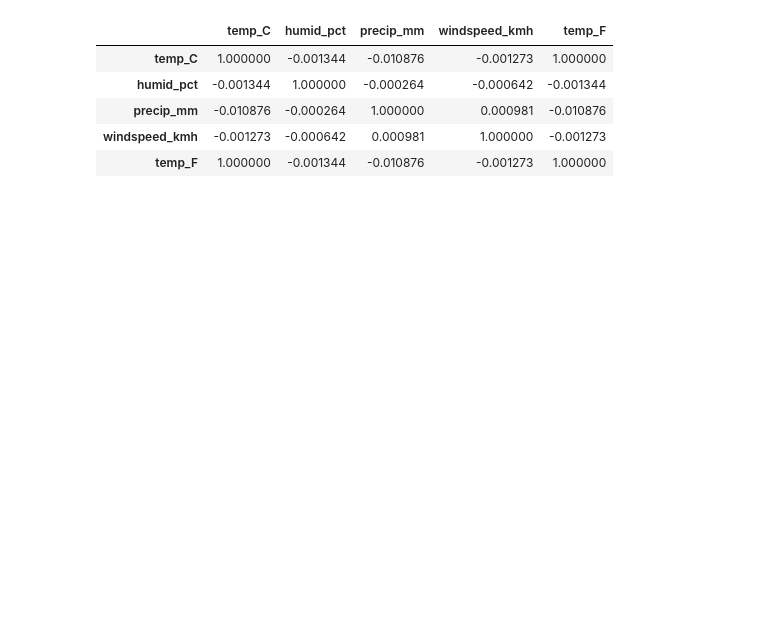
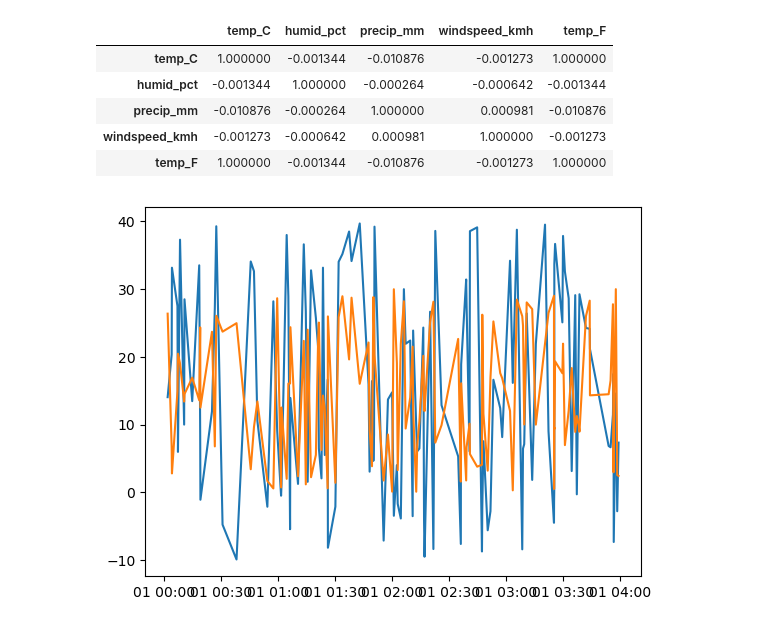
Before and after one commit to mohamzein1009/Machine-Learning-Template, a Jupyter notebook: Data Exploration.ipynb, the cells around one changed output. Drawn from its saved outputs; the diff is of its cells as text; code cells hidden in the pictures; blank space fills up the shorter version.

Commit message:
Time series support and customisations

```diff
--- a/Data Exploration.ipynb
+++ b/Data Exploration.ipynb
@@ -66,7 +65,7 @@ preped_data.drop(['state', 'dt'], axis = 1).corr()
 def label_function(val):
     return f'{val / 100 * len(preped_data):.0f}\n{val:.0f}%'
 
-def plots(plot_type = '', args = []):
+def plots(plot_type = '', args = [], bins = 10, color = None, title = '', ts = None):
 
     match plot_type:
 
@@ -74,12 +73,12 @@ def plots(plot_type = '', args = []):
             if len(args) != 1:
                 return 'Pie charts only need one variable'
             else:
-                grouped = preped_data.groupby(args[0]).size().plot(kind = 'pie', autopct = label_function)
+                preped_data.groupby(args[0]).size().plot(kind = 'pie', autopct = label_function, title = title)
         case 'hist':
             if len(args) != 1:
                 return 'Histograms only need one variable'
             else:
-                plt.hist(preped_data[args[0]])
+                plt.hist(preped_data[args[0]], bins = bins, color = color, title = title)
         case 'density':
             if len(args) != 1:
                 return 'Density plots only need one variable'
@@ -90,6 +89,21 @@ def plots(plot_type = '', args = []):
             if len(args) != 2:
                 return 'Scatter plots only need two variables'
             else:
-                plt.scatter(preped_data[args[0]], preped_data[args[1]])
+                plt.scatter(preped_data[args[0]], preped_data[args[1]], title = title)
+        case 'ts':
+            if len(args) == 0:
+                return 'Time series plots can take any number of variables and needs a filtered time series dataframe'
+            else:
+                plt.plot(ts.index, ts[args])
         case _:
-            return 'The valid plot types are "pie, histogram, density and scatter"'
+            return 'The valid plot types are "pie, histogram, density, scatter and time series"'
+# %%
+# Using time series plots
+
+ts = preped_data.set_index('dt')
+ts = ts.sort_values('dt')
+ts = ts.query('state == "Philadelphia" and dt < "2024-01-01 4:00:00"')
+
+plots('ts', ['temp_C', 'windspeed_kmh'], ts = ts)
+# %% [output]
+[figure, added]
```
Also changed, not shown: parts of 1 cell of this notebook.
